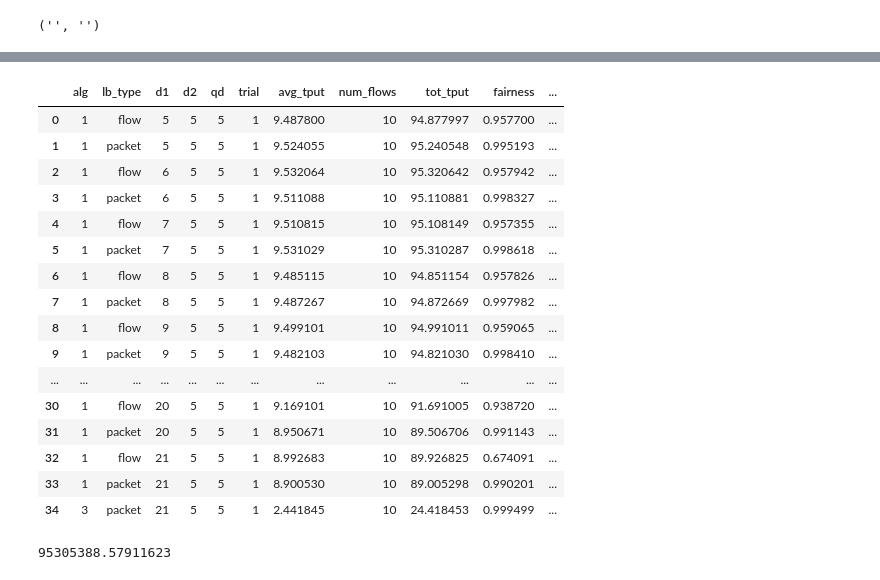
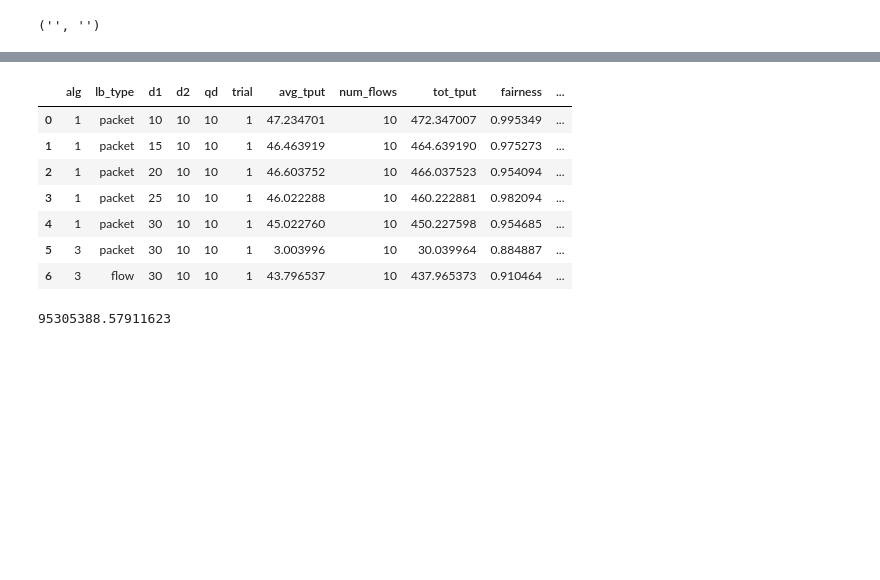
Before and after one commit to ufukusubutun/multipath-reordering, a Jupyter notebook: fabric_exp.ipynb, the cells around one changed output, grey strips where cells are left out. Drawn from its saved outputs; the diff is of its cells as text; code cells hidden in the pictures; blank space fills up the shorter version.

```diff
--- a/fabric_exp.ipynb
+++ b/fabric_exp.ipynb
@@ -829,33 +825,25 @@ file.close()
 # %%
 
 # open a file, where you stored the pickled data
-file = open('data-1-16-2025-pastmidnight.pkl', 'rb')
+#file = open('data-1-16-2025-pastmidnight.pkl', 'rb')
+file = open('data-1-17-2025-presday-exploration.pkl', 'rb')
 
 # dump information to that file
 datadata = pickle.load(file)
 
 # close the file
 file.close()
 
 datadata
 # %% [output]
 |  | alg | lb_type | d1 | d2 | qd | trial | avg_tput | num_flows | tot_tput | fairness | ... |
-| 0 | 1 | flow | 5 | 5 | 5 | 1 | 9.487800 | 10 | 94.877997 | 0.957700 | ... |
-| 1 | 1 | packet | 5 | 5 | 5 | 1 | 9.524055 | 10 | 95.240548 | 0.995193 | ... |
-| 2 | 1 | flow | 6 | 5 | 5 | 1 | 9.532064 | 10 | 95.320642 | 0.957942 | ... |
-| 3 | 1 | packet | 6 | 5 | 5 | 1 | 9.511088 | 10 | 95.110881 | 0.998327 | ... |
-| 4 | 1 | flow | 7 | 5 | 5 | 1 | 9.510815 | 10 | 95.108149 | 0.957355 | ... |
-| 5 | 1 | packet | 7 | 5 | 5 | 1 | 9.531029 | 10 | 95.310287 | 0.998618 | ... |
-| 6 | 1 | flow | 8 | 5 | 5 | 1 | 9.485115 | 10 | 94.851154 | 0.957826 | ... |
-| 7 | 1 | packet | 8 | 5 | 5 | 1 | 9.487267 | 10 | 94.872669 | 0.997982 | ... |
-| 8 | 1 | flow | 9 | 5 | 5 | 1 | 9.499101 | 10 | 94.991011 | 0.959065 | ... |
-| 9 | 1 | packet | 9 | 5 | 5 | 1 | 9.482103 | 10 | 94.821030 | 0.998410 | ... |
-| ... | ... | ... | ... | ... | ... | ... | ... | ... | ... | ... | ... |
-| 30 | 1 | flow | 20 | 5 | 5 | 1 | 9.169101 | 10 | 91.691005 | 0.938720 | ... |
-| 31 | 1 | packet | 20 | 5 | 5 | 1 | 8.950671 | 10 | 89.506706 | 0.991143 | ... |
-| 32 | 1 | flow | 21 | 5 | 5 | 1 | 8.992683 | 10 | 89.926825 | 0.674091 | ... |
-| 33 | 1 | packet | 21 | 5 | 5 | 1 | 8.900530 | 10 | 89.005298 | 0.990201 | ... |
-| 34 | 3 | packet | 21 | 5 | 5 | 1 | 2.441845 | 10 | 24.418453 | 0.999499 | ... |
+| 0 | 1 | packet | 10 | 10 | 10 | 1 | 47.234701 | 10 | 472.347007 | 0.995349 | ... |
+| 1 | 1 | packet | 15 | 10 | 10 | 1 | 46.463919 | 10 | 464.639190 | 0.975273 | ... |
+| 2 | 1 | packet | 20 | 10 | 10 | 1 | 46.603752 | 10 | 466.037523 | 0.954094 | ... |
+| 3 | 1 | packet | 25 | 10 | 10 | 1 | 46.022288 | 10 | 460.222881 | 0.982094 | ... |
+| 4 | 1 | packet | 30 | 10 | 10 | 1 | 45.022760 | 10 | 450.227598 | 0.954685 | ... |
+| 5 | 3 | packet | 30 | 10 | 10 | 1 | 3.003996 | 10 | 30.039964 | 0.884887 | ... |
+| 6 | 3 | flow | 30 | 10 | 10 | 1 | 43.796537 | 10 | 437.965373 | 0.910464 | ... |
 # %%
 data['end']['sum_received']['bits_per_second']
 # %% [output]
```
Also changed, not shown: parts of 19 cells of this notebook.
